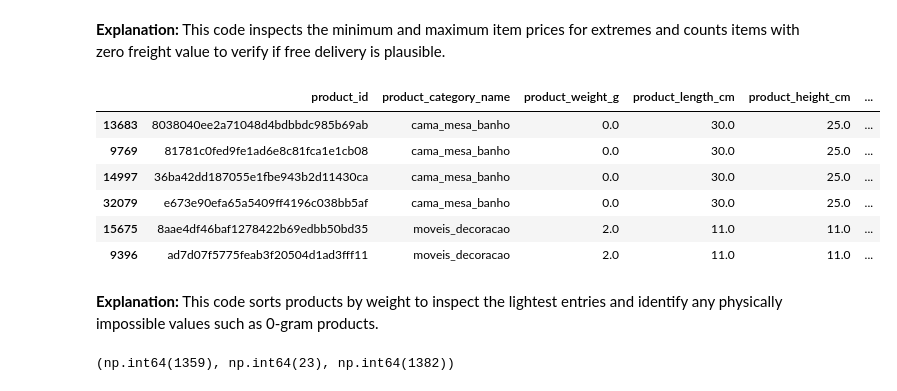
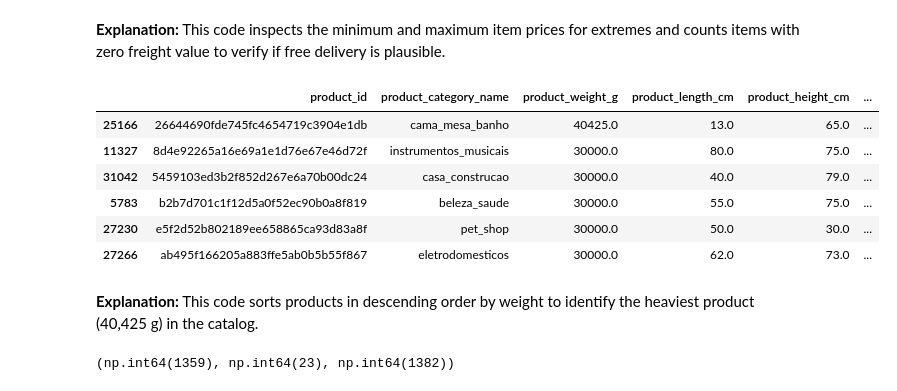
Before and after one commit to anooswajeeh2004/analytics-portfolio, a Jupyter notebook: notebooks/day-07-cleaning.ipynb, the cells around one changed output. Cells and saved outputs as stored; diff of their text form; code cells hidden in the pictures.

```diff
--- a/notebooks/day-07-cleaning.ipynb
+++ b/notebooks/day-07-cleaning.ipynb
@@ -206,17 +214,17 @@ items["price"].min(), items["price"].max(), (items["freight_value"] == 0).sum()
 # %%
 columns = ["product_id", "product_category_name", "product_weight_g",
            "product_length_cm", "product_height_cm", "product_width_cm"]
-products.sort_values("product_weight_g")[columns].head(6)
+products.sort_values("product_weight_g", ascending=False)[columns].head(6)
 # %% [output]
 |  | product_id | product_category_name | product_weight_g | product_length_cm | product_height_cm | ... |
-| 13683 | 8038040ee2a71048d4bdbbdc985b69ab | cama_mesa_banho | 0.0 | 30.0 | 25.0 | ... |
-| 9769 | 81781c0fed9fe1ad6e8c81fca1e1cb08 | cama_mesa_banho | 0.0 | 30.0 | 25.0 | ... |
-| 14997 | 36ba42dd187055e1fbe943b2d11430ca | cama_mesa_banho | 0.0 | 30.0 | 25.0 | ... |
-| 32079 | e673e90efa65a5409ff4196c038bb5af | cama_mesa_banho | 0.0 | 30.0 | 25.0 | ... |
-| 15675 | 8aae4df46baf1278422b69edbb50bd35 | moveis_decoracao | 2.0 | 11.0 | 11.0 | ... |
-| 9396 | ad7d07f5775feab3f20504d1ad3fff11 | moveis_decoracao | 2.0 | 11.0 | 11.0 | ... |
+| 25166 | 26644690fde745fc4654719c3904e1db | cama_mesa_banho | 40425.0 | 13.0 | 65.0 | ... |
+| 11327 | 8d4e92265a16e69a1e1d76e67e46d72f | instrumentos_musicais | 30000.0 | 80.0 | 75.0 | ... |
+| 31042 | 5459103ed3b2f852d267e6a70b00dc24 | casa_construcao | 30000.0 | 40.0 | 79.0 | ... |
+| 5783 | b2b7d701c1f12d5a0f52ec90b0a8f819 | beleza_saude | 30000.0 | 55.0 | 75.0 | ... |
+| 27230 | e5f2d52b802189ee658865ca93d83a8f | pet_shop | 30000.0 | 50.0 | 30.0 | ... |
+| 27266 | ab495f166205a883ffe5ab0b5b55f867 | eletrodomesticos | 30000.0 | 62.0 | 73.0 | ... |
 # %% [markdown]
-**Explanation:** This code sorts products by weight to inspect the lightest entries and identify any physically impossible values such as 0-gram products.
+**Explanation:** This code sorts products in descending order by weight to identify the heaviest product (40,425 g) in the catalog.
 # %%
 carrier_first = orders["order_delivered_carrier_date"] < orders["order_approved_at"]
 delivered_first = orders["order_delivered_customer_date"] < orders["order_delivered_carrier_date"]
```
Also changed, not shown: parts of 8 cells of this notebook, 16 other files.
